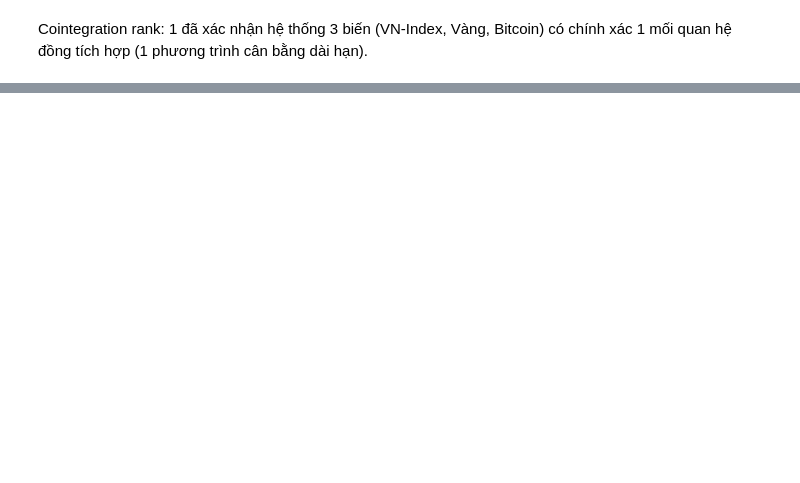
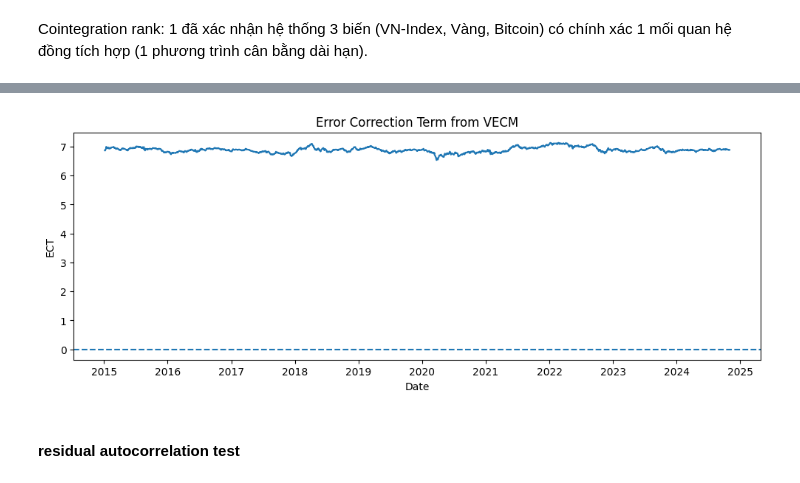
Before and after one commit to Gitzvaaaa/Digital-gold-debate, a Jupyter notebook: Notebooks/eda_&_preprocessing.ipynb, the cells around one changed output, grey strips where cells are left out. Saved outputs shown, nothing was run; the diff lists cells and outputs as text; code cells hidden in the pictures; blank space fills up the shorter version.

```diff
--- a/Notebooks/eda_&_preprocessing.ipynb
+++ b/Notebooks/eda_&_preprocessing.ipynb
@@ -417,8 +457,8 @@ levels = log_price[["ln_vnindex", "ln_gold", "ln_btc_vnd"]].dropna()
 # Chọn lag cho VECM
 lag_order = select_order(levels, maxlags=10, deterministic="ci")
 print(lag_order.summary())
-p_lag = lag_order.aic
-k_ar_diff = p_lag - 1
+# lag_order đã được -1 so với lag của var
+k_ar_diff = lag_order.hqic
 print("Selected k_ar_diff:", k_ar_diff)
 
 # Johansen rank test
@@ -454,0 +580,23 @@ Cointegration rank: 1 đã xác nhận hệ thống 3 biến (VN-Index, Vàng, B
+# %%
+vecm_out = fit_vecm_main(
+    levels=levels,
+    rank_test=rank_test,
+    k_ar_diff=k_ar_diff,
+    deterministic_type="ci"
+)
+
+vecm_res = vecm_out["result"]
+beta = vecm_out["beta"]
+beta_norm = vecm_out["beta_normalized"]
+alpha = vecm_out["alpha"]
+alpha_pvalues = vecm_out["alpha_pvalues"]
+ect = vecm_out["ect"]
+vecm_resid_pct = vecm_out["residuals_pct"]
+
+print(vecm_res.summary())
+print("\nBeta normalized:")
+print(beta_norm)
+print("\nAlpha:")
+print(alpha)
+print("\nAlpha p-values:")
+print(alpha_pvalues)
@@ -454,0 +625,5 @@ Cointegration rank: 1 đã xác nhận hệ thống 3 biến (VN-Index, Vàng, B
+# %%
+ect = levels @ beta_norm
+ect.name = "ECT"
+
+print(ect.head())
@@ -454,0 +638,12 @@ Cointegration rank: 1 đã xác nhận hệ thống 3 biến (VN-Index, Vàng, B
+# %%
+plt.figure(figsize=(12, 4))
+plt.plot(ect)
+plt.axhline(0, linestyle="--")
+plt.title("Error Correction Term from VECM")
+plt.xlabel("Date")
+plt.ylabel("ECT")
+plt.show()
+# %% [output]
+[figure, added]
+# %% [markdown]
+#### residual autocorrelation test
```
Also changed, not shown: parts of 113 cells of this notebook.
